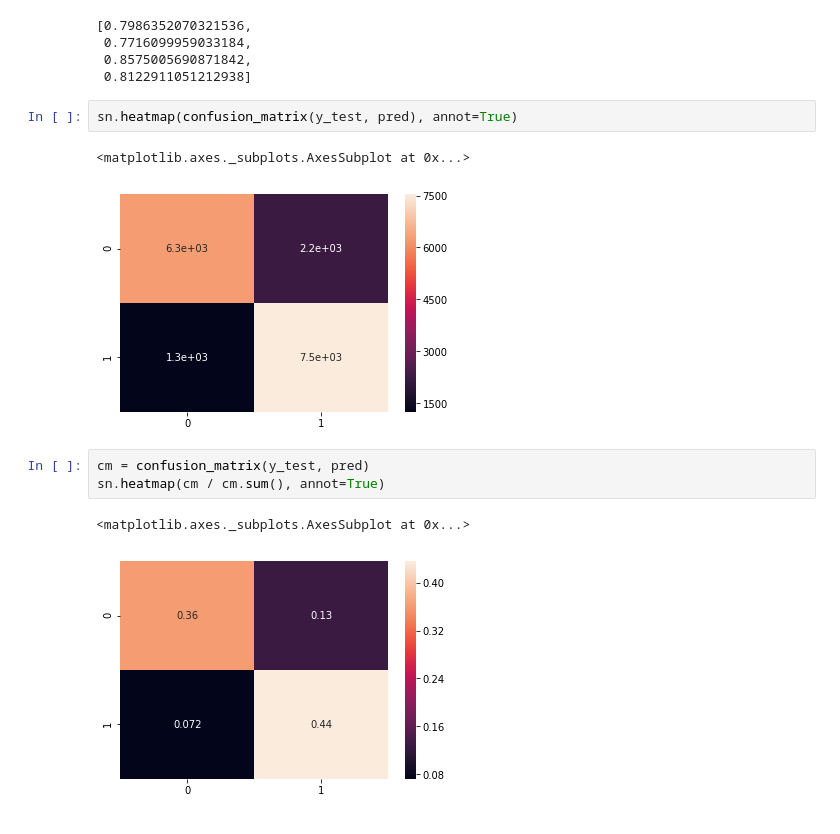
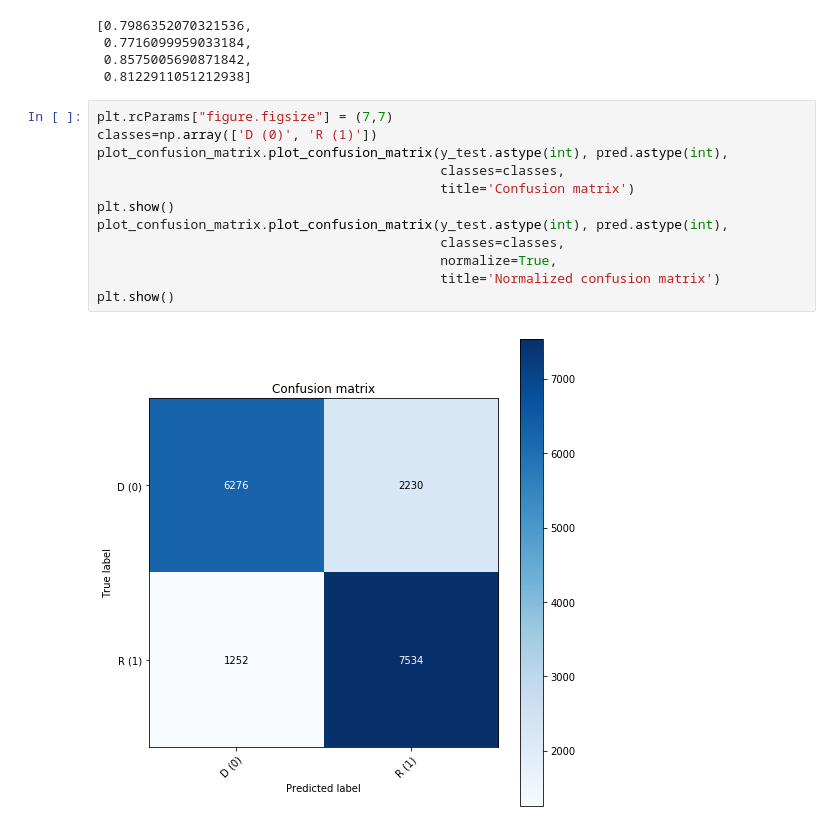
Before and after one commit to markbastian/capstone, a Jupyter notebook: 1_political_party_classfier.ipynb, the cells around one changed output. Cells and saved outputs as stored; diff of their text form.

```diff
--- a/1_political_party_classfier.ipynb
+++ b/1_political_party_classfier.ipynb
@@ -89,14 +96,17 @@ performance
  0.7716099959033184,
  0.8575005690871842,
  0.8122911051212938]
-# %%
-sn.heatmap(confusion_matrix(y_test, pred), annot=True)
-# %% [output]
-<matplotlib.axes._subplots.AxesSubplot at 0x...>
-[figure, removed]
-# %%
-cm = confusion_matrix(y_test, pred)
-sn.heatmap(cm / cm.sum(), annot=True)
-# %% [output]
-<matplotlib.axes._subplots.AxesSubplot at 0x...>
-[figure, removed]
+# %%
+plt.rcParams["figure.figsize"] = (7,7)
+classes=np.array(['D (0)', 'R (1)'])
+plot_confusion_matrix.plot_confusion_matrix(y_test.astype(int), pred.astype(int),
+                                            classes=classes,
+                                            title='Confusion matrix')
+plt.show()
+plot_confusion_matrix.plot_confusion_matrix(y_test.astype(int), pred.astype(int),
+                                            classes=classes,
+                                            normalize=True,
+                                            title='Normalized confusion matrix')
+plt.show()
+# %% [output]
+[figure, added]
```
Also changed, not shown: parts of 3 cells of this notebook, 4 other files.
